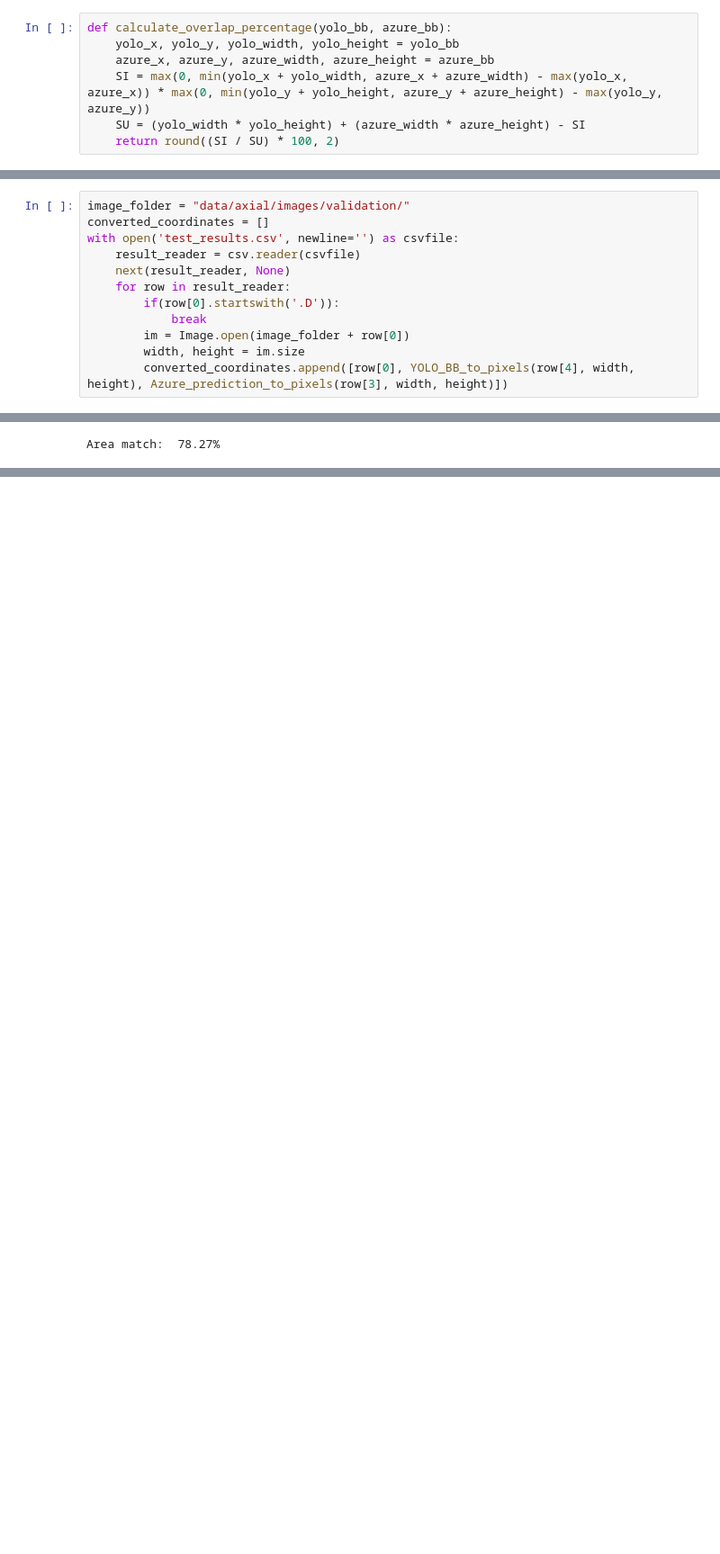
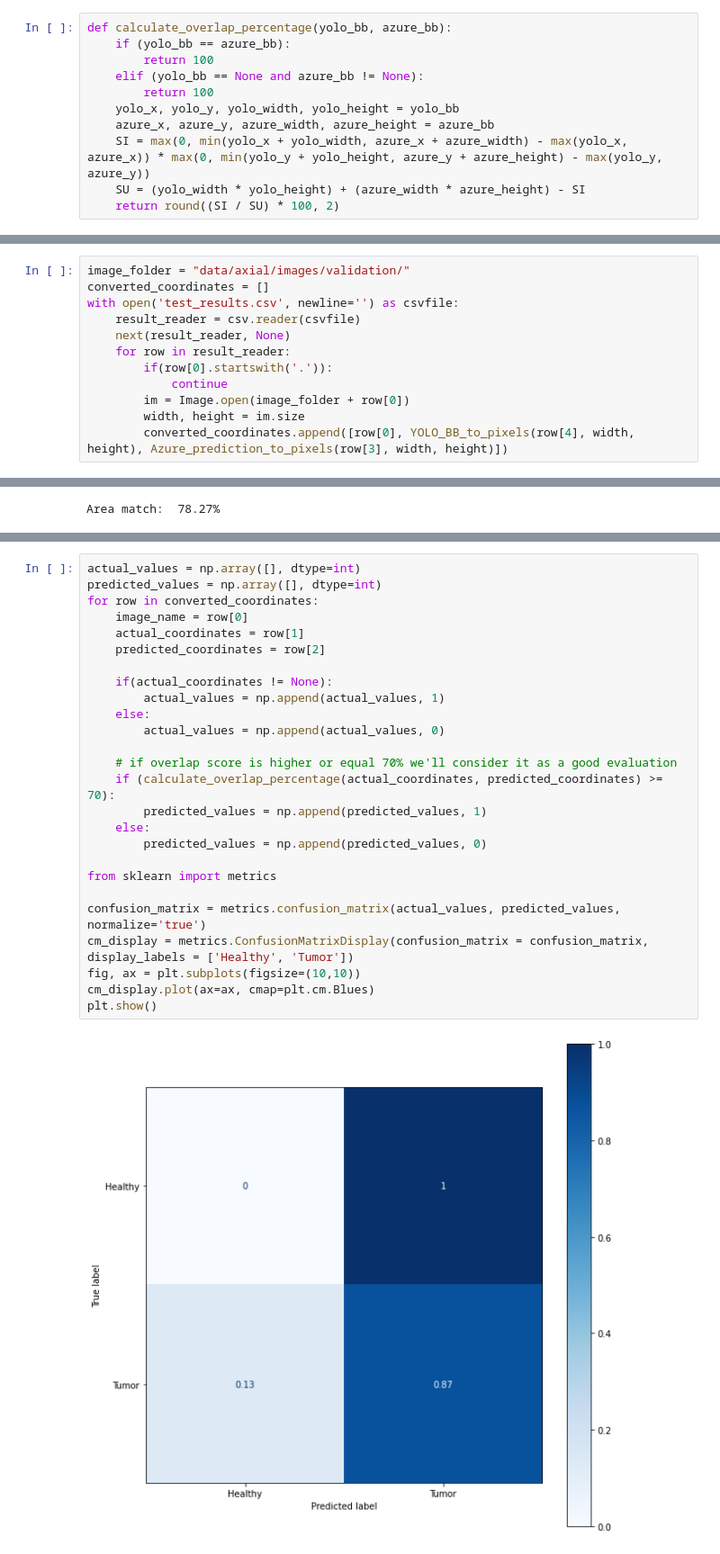
Before and after one commit to giuseppebrb/BrainTumorDetection, a Jupyter notebook: Test_Analyzer.ipynb, the cells around one changed output, grey strips where cells are left out. Shown at 90% size. Cells and saved outputs as stored; diff of their text form; blank space fills up the shorter version.

Commit message:
Built confusion matrix for Azure prediction

```diff
--- a/Test_Analyzer.ipynb
+++ b/Test_Analyzer.ipynb
@@ -55,6 +55,10 @@ Now we'll define a function to determine the percentage of intersection between
 0% means they are highlighting two totally different areas.
 # %%
 def calculate_overlap_percentage(yolo_bb, azure_bb):
+    if (yolo_bb == azure_bb):
+        return 100
+    elif (yolo_bb == None and azure_bb != None):
+        return 100
     yolo_x, yolo_y, yolo_width, yolo_height = yolo_bb
     azure_x, azure_y, azure_width, azure_height = azure_bb
     SI = max(0, min(yolo_x + yolo_width, azure_x + azure_width) - max(yolo_x, azure_x)) * max(0, min(yolo_y + yolo_height, azure_y + azure_height) - max(yolo_y, azure_y))
@@ -69,8 +73,8 @@ with open('test_results.csv', newline='') as csvfile:
     result_reader = csv.reader(csvfile)
     next(result_reader, None)
     for row in result_reader:
-        if(row[0].startswith('.D')):
-            break
+        if(row[0].startswith('.')):
+            continue
         im = Image.open(image_folder + row[0])
         width, height = im.size
         converted_coordinates.append([row[0], YOLO_BB_to_pixels(row[4], width, height), Azure_prediction_to_pixels(row[3], width, height)])
@@ -107,0 +114,28 @@ Area match:  78.27%
+# %%
+actual_values = np.array([], dtype=int)
+predicted_values = np.array([], dtype=int)
+for row in converted_coordinates:
+    image_name = row[0]
+    actual_coordinates = row[1]
+    predicted_coordinates = row[2]
+
+    if(actual_coordinates != None):
+        actual_values = np.append(actual_values, 1)
+    else:
+        actual_values = np.append(actual_values, 0)
+
+    # if overlap score is higher or equal 70% we'll consider it as a good evaluation
+    if (calculate_overlap_percentage(actual_coordinates, predicted_coordinates) >= 70):
+        predicted_values = np.append(predicted_values, 1)
+    else:
+        predicted_values = np.append(predicted_values, 0)
+
+from sklearn import metrics
+
+confusion_matrix = metrics.confusion_matrix(actual_values, predicted_values, normalize='true')
+cm_display = metrics.ConfusionMatrixDisplay(confusion_matrix = confusion_matrix, display_labels = ['Healthy', 'Tumor'])
+fig, ax = plt.subplots(figsize=(10,10))
+cm_display.plot(ax=ax, cmap=plt.cm.Blues)
+plt.show()
+# %% [output]
+[figure, added]
```
Also changed, not shown: parts of 1 cell of this notebook.
